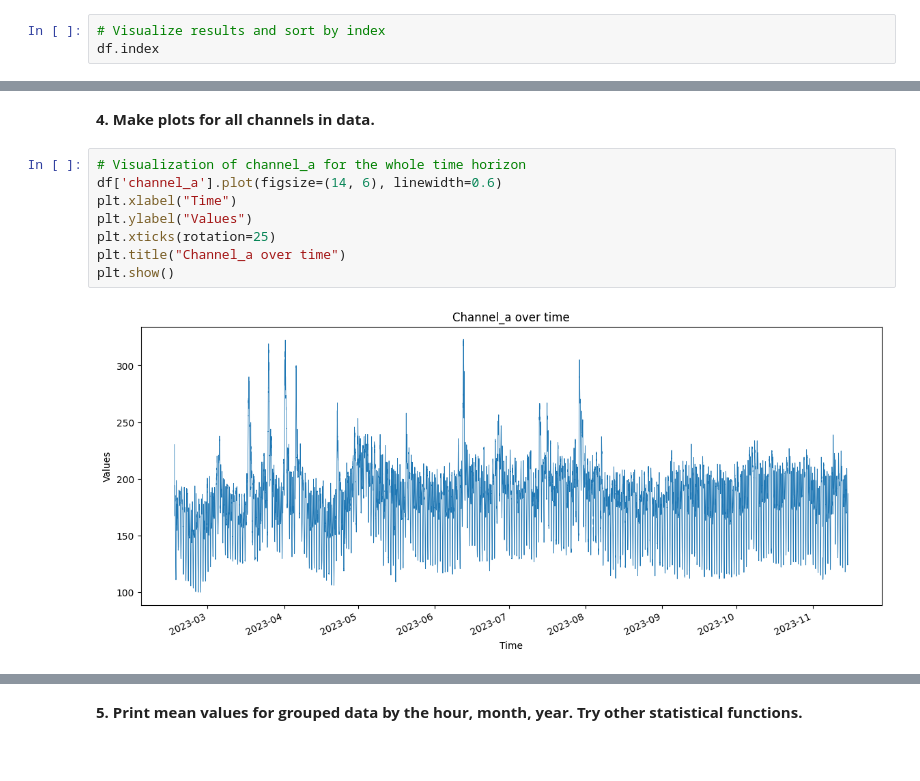
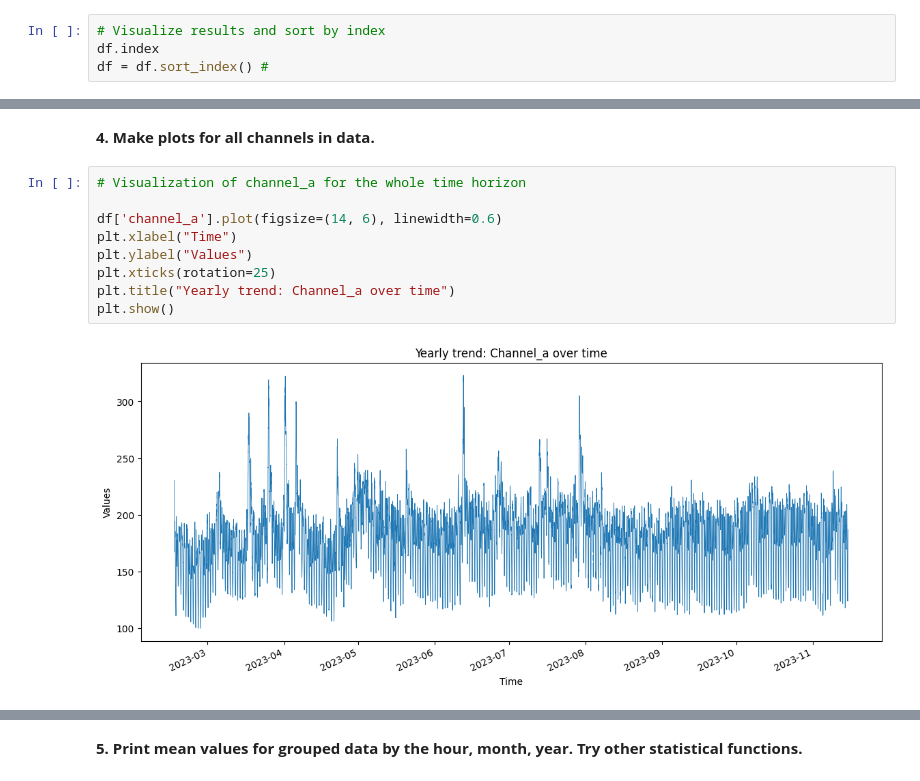
Before and after one commit to Lozyloze/Infinitii_training, a Jupyter notebook: Assignment_2nd_part.ipynb, the cells around one changed output, grey strips where cells are left out. Drawn from its saved outputs; the diff is of its cells as text.

```diff
--- a/Assignment_2nd_part.ipynb
+++ b/Assignment_2nd_part.ipynb
@@ -58,6 +58,7 @@ df.set_index('time', inplace=True)
 # %%
 # Visualize results and sort by index
 df.index
+df = df.sort_index() #
 # %% [output]
 DatetimeIndex(['2023-02-15 13:50:00', '2023-02-15 13:55:00',
                '2023-02-15 14:00:00', '2023-02-15 14:05:00',
@@ -152,12 +155,13 @@ dfmissing
 **4. Make plots for all channels in data.**
 # %%
 # Visualization of channel_a for the whole time horizon
+
 df['channel_a'].plot(figsize=(14, 6), linewidth=0.6)
 plt.xlabel("Time")
 plt.ylabel("Values")
 plt.xticks(rotation=25)
-plt.title("Channel_a over time")
+plt.title("Yearly trend: Channel_a over time")
 plt.show()
 # %% [output]
-[figure, old version]
+[figure, new version]
 # %%
```
Also changed, not shown: parts of 9 cells of this notebook.
